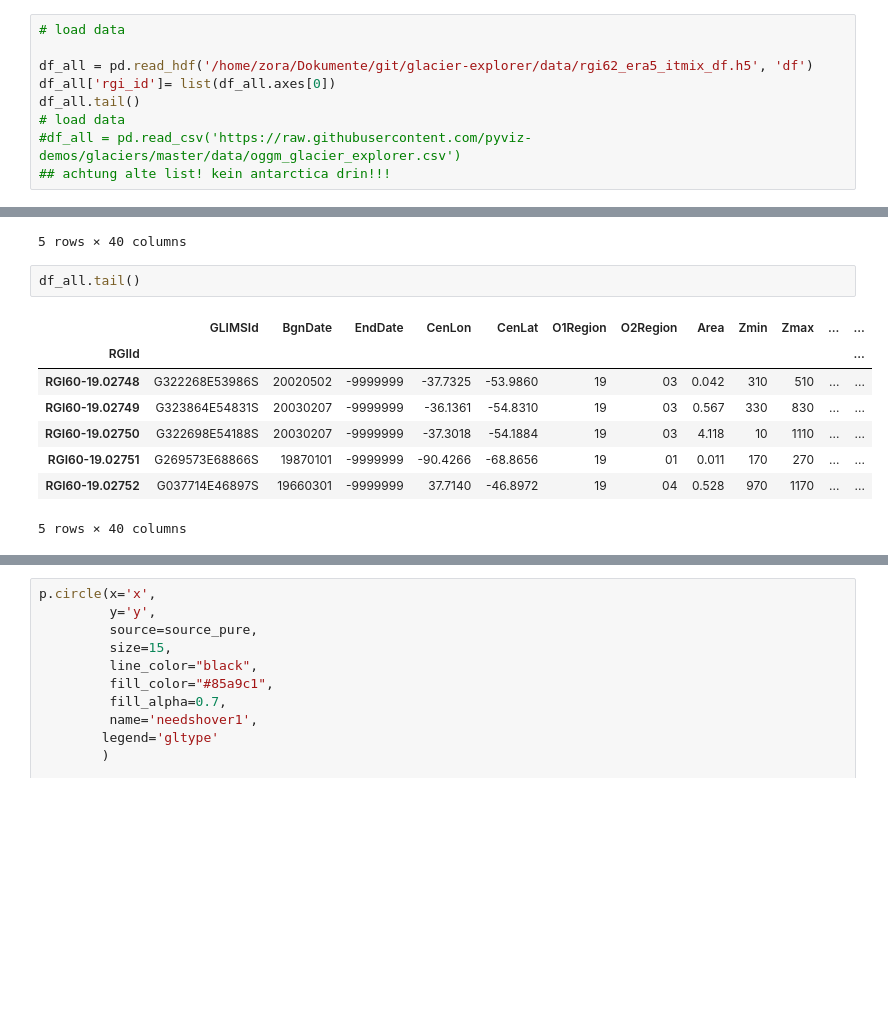
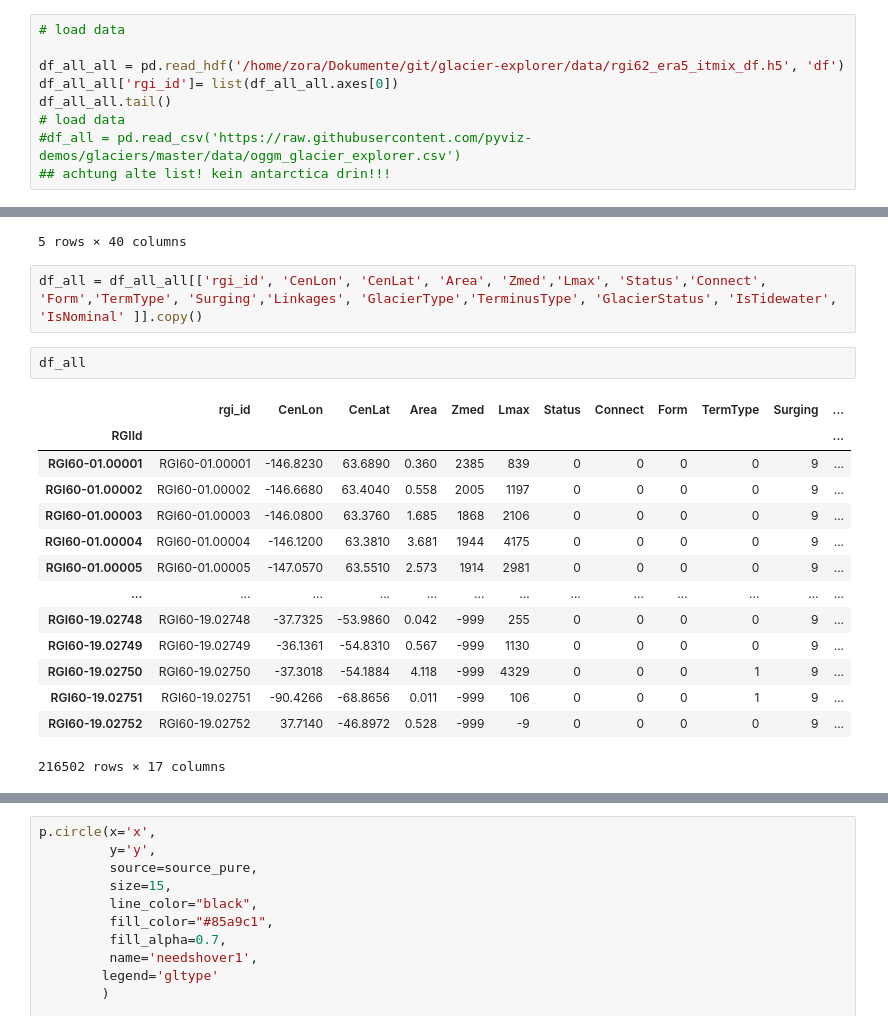
Before and after one commit to OGGM/glacier-gallery, a Jupyter notebook: explorer.ipynb, the cells around one changed output, grey strips where cells are left out. Cells and saved outputs as stored; diff of their text form; blank space fills up the shorter version.

```diff
--- a/explorer.ipynb
+++ b/explorer.ipynb
@@ -64,9 +64,9 @@ def build_source(dataframe, glacier_type):
 # %%
 # load data
 
-df_all = pd.read_hdf('/home/zora/Dokumente/git/glacier-explorer/data/rgi62_era5_itmix_df.h5', 'df')
-df_all['rgi_id']= list(df_all.axes[0])
-df_all.tail()
+df_all_all = pd.read_hdf('/home/zora/Dokumente/git/glacier-explorer/data/rgi62_era5_itmix_df.h5', 'df')
+df_all_all['rgi_id']= list(df_all_all.axes[0])
+df_all_all.tail()
 # load data
 #df_all = pd.read_csv('https://raw.githubusercontent.com/pyviz-demos/glaciers/master/data/oggm_glacier_explorer.csv')
 ## achtung alte list! kein antarctica drin!!!
@@ -79,16 +79,24 @@ df_all.tail()
 | RGI60-19.02751 | G269573E68866S | 19870101 | -9999999 | -90.4266 | -68.8656 | 19 | 01 | 0.011 | 170 | 270 | ... | ... |
 | RGI60-19.02752 | G037714E46897S | 19660301 | -9999999 | 37.7140 | -46.8972 | 19 | 04 | 0.528 | 970 | 1170 | ... | ... |
 5 rows × 40 columns
+# %%
+df_all = df_all_all[['rgi_id', 'CenLon', 'CenLat', 'Area', 'Zmed','Lmax', 'Status','Connect', 'Form','TermType', 'Surging','Linkages', 'GlacierType','TerminusType', 'GlacierStatus', 'IsTidewater', 'IsNominal' ]].copy()
 # %%
-df_all.tail()
+df_all
 # %% [output]
-|  | GLIMSId | BgnDate | EndDate | CenLon | CenLat | O1Region | O2Region | Area | Zmin | Zmax | ... | ... |
+|  | rgi_id | CenLon | CenLat | Area | Zmed | Lmax | Status | Connect | Form | TermType | Surging | ... |
 | RGIId |  |  |  |  |  |  |  |  |  |  |  | ... |
-| RGI60-19.02748 | G322268E53986S | 20020502 | -9999999 | -37.7325 | -53.9860 | 19 | 03 | 0.042 | 310 | 510 | ... | ... |
-| RGI60-19.02749 | G323864E54831S | 20030207 | -9999999 | -36.1361 | -54.8310 | 19 | 03 | 0.567 | 330 | 830 | ... | ... |
-| RGI60-19.02750 | G322698E54188S | 20030207 | -9999999 | -37.3018 | -54.1884 | 19 | 03 | 4.118 | 10 | 1110 | ... | ... |
-| RGI60-19.02751 | G269573E68866S | 19870101 | -9999999 | -90.4266 | -68.8656 | 19 | 01 | 0.011 | 170 | 270 | ... | ... |
-| RGI60-19.02752 | G037714E46897S | 19660301 | -9999999 | 37.7140 | -46.8972 | 19 | 04 | 0.528 | 970 | 1170 | ... | ... |
+| RGI60-01.00001 | RGI60-01.00001 | -146.8230 | 63.6890 | 0.360 | 2385 | 839 | 0 | 0 | 0 | 0 | 9 | ... |
+| RGI60-01.00002 | RGI60-01.00002 | -146.6680 | 63.4040 | 0.558 | 2005 | 1197 | 0 | 0 | 0 | 0 | 9 | ... |
+| RGI60-01.00003 | RGI60-01.00003 | -146.0800 | 63.3760 | 1.685 | 1868 | 2106 | 0 | 0 | 0 | 0 | 9 | ... |
+| RGI60-01.00004 | RGI60-01.00004 | -146.1200 | 63.3810 | 3.681 | 1944 | 4175 | 0 | 0 | 0 | 0 | 9 | ... |
+| RGI60-01.00005 | RGI60-01.00005 | -147.0570 | 63.5510 | 2.573 | 1914 | 2981 | 0 | 0 | 0 | 0 | 9 | ... |
+| ... | ... | ... | ... | ... | ... | ... | ... | ... | ... | ... | ... | ... |
+| RGI60-19.02748 | RGI60-19.02748 | -37.7325 | -53.9860 | 0.042 | -999 | 255 | 0 | 0 | 0 | 0 | 9 | ... |
+| RGI60-19.02749 | RGI60-19.02749 | -36.1361 | -54.8310 | 0.567 | -999 | 1130 | 0 | 0 | 0 | 0 | 9 | ... |
+| RGI60-19.02750 | RGI60-19.02750 | -37.3018 | -54.1884 | 4.118 | -999 | 4329 | 0 | 0 | 0 | 1 | 9 | ... |
+| RGI60-19.02751 | RGI60-19.02751 | -90.4266 | -68.8656 | 0.011 | -999 | 106 | 0 | 0 | 0 | 1 | 9 | ... |
+| RGI60-19.02752 | RGI60-19.02752 | 37.7140 | -46.8972 | 0.528 | -999 | -9 | 0 | 0 | 0 | 0 | 9 | ... |
-5 rows × 40 columns
+216502 rows × 17 columns
 # %%
 # which one is columbia? : RGI60-01.10689 or RGI60-02.18415
```
Also changed, not shown: parts of 7 cells of this notebook, 1 other file.
